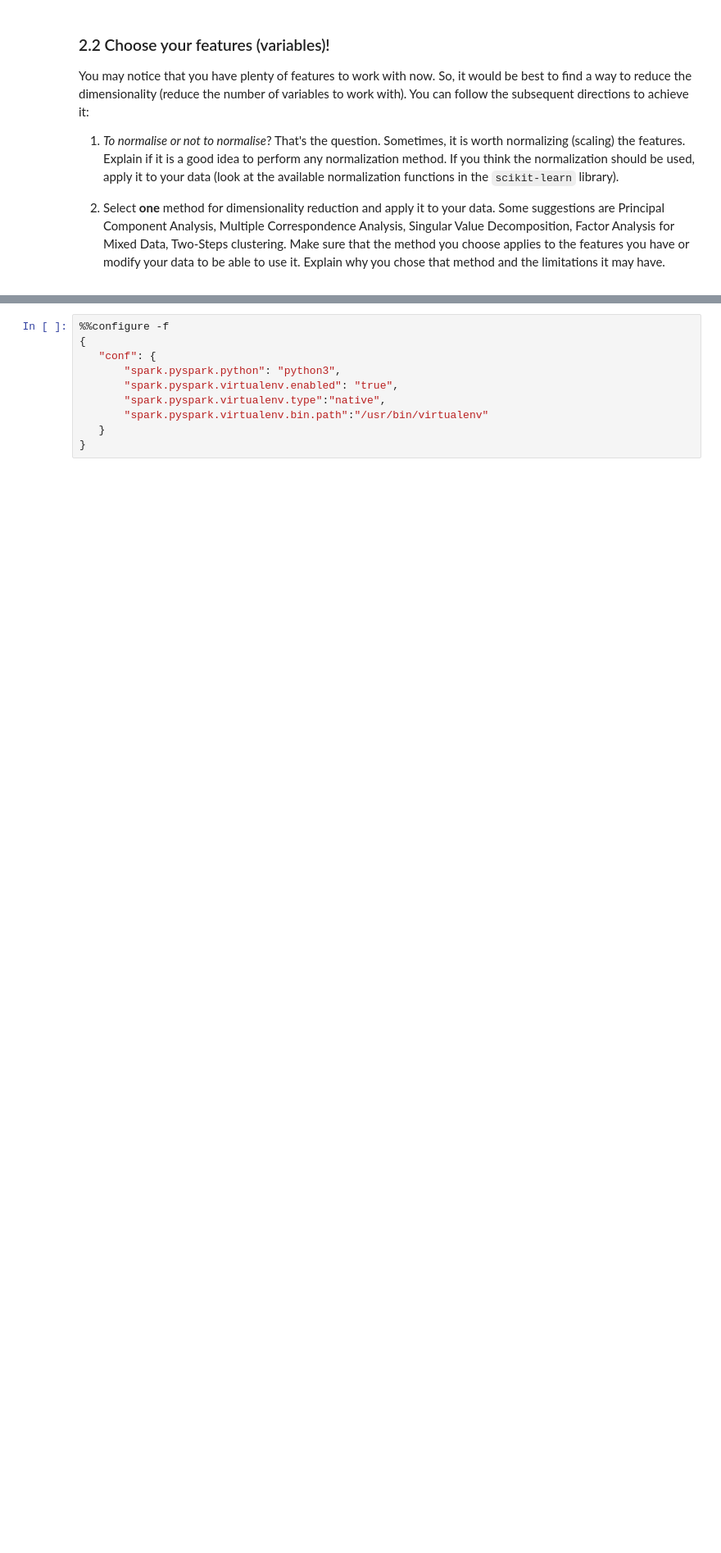
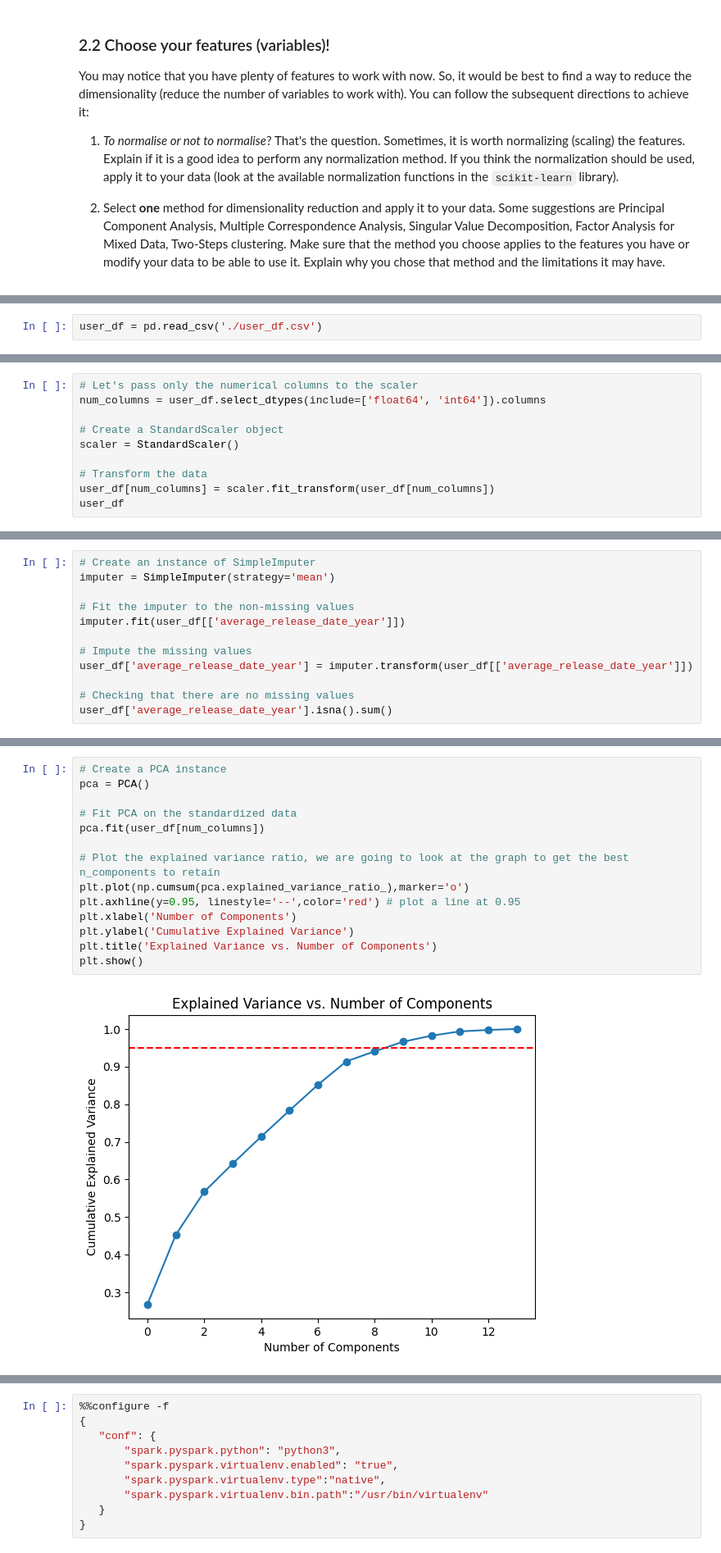
Before and after one commit to JesterProphet/ADM-HW4, a Jupyter notebook: main.ipynb, the cells around one changed output, grey strips where cells are left out. Shown: that part at 82% size. Drawn from its saved outputs; the diff is of its cells as text; blank space fills up the shorter version.

```diff
--- a/main.ipynb
+++ b/main.ipynb
@@ -467,0 +705,2 @@ You may notice that you have plenty of features to work with now. So, it would b
+# %%
+user_df = pd.read_csv('./user_df.csv')
@@ -467,0 +764,10 @@ You may notice that you have plenty of features to work with now. So, it would b
+# %%
+# Let's pass only the numerical columns to the scaler
+num_columns = user_df.select_dtypes(include=['float64', 'int64']).columns
+
+# Create a StandardScaler object
+scaler = StandardScaler()
+
+# Transform the data
+user_df[num_columns] = scaler.fit_transform(user_df[num_columns])
+user_df
@@ -467,0 +818,12 @@ You may notice that you have plenty of features to work with now. So, it would b
+# %%
+# Create an instance of SimpleImputer
+imputer = SimpleImputer(strategy='mean')
+
+# Fit the imputer to the non-missing values
+imputer.fit(user_df[['average_release_date_year']])
+
+# Impute the missing values
+user_df['average_release_date_year'] = imputer.transform(user_df[['average_release_date_year']])
+
+# Checking that there are no missing values
+user_df['average_release_date_year'].isna().sum()
@@ -467,0 +832,16 @@ You may notice that you have plenty of features to work with now. So, it would b
+# %%
+# Create a PCA instance
+pca = PCA()
+
+# Fit PCA on the standardized data
+pca.fit(user_df[num_columns])
+
+# Plot the explained variance ratio, we are going to look at the graph to get the best n_components to retain
+plt.plot(np.cumsum(pca.explained_variance_ratio_),marker='o')
+plt.axhline(y=0.95, linestyle='--',color='red') # plot a line at 0.95
+plt.xlabel('Number of Components')
+plt.ylabel('Cumulative Explained Variance')
+plt.title('Explained Variance vs. Number of Components')
+plt.show()
+# %% [output]
+[figure, added]
```
Also changed, not shown: parts of 43 cells of this notebook, 1 other file.
